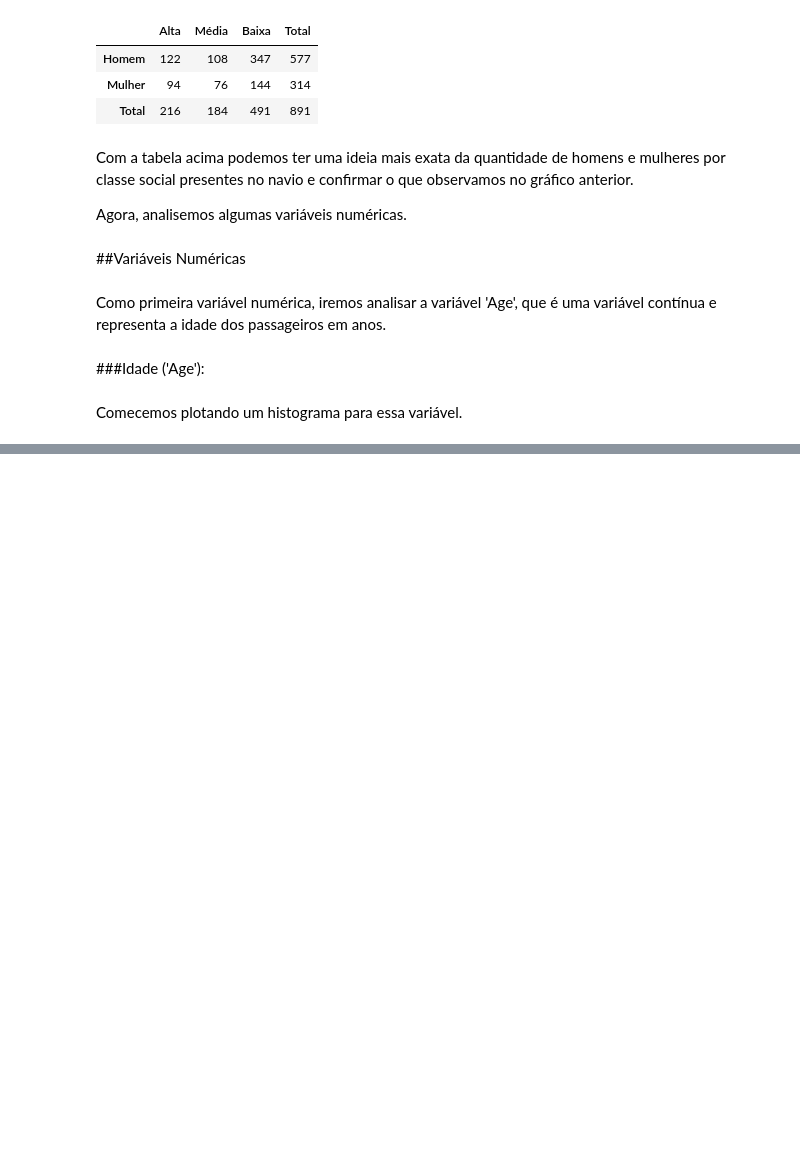
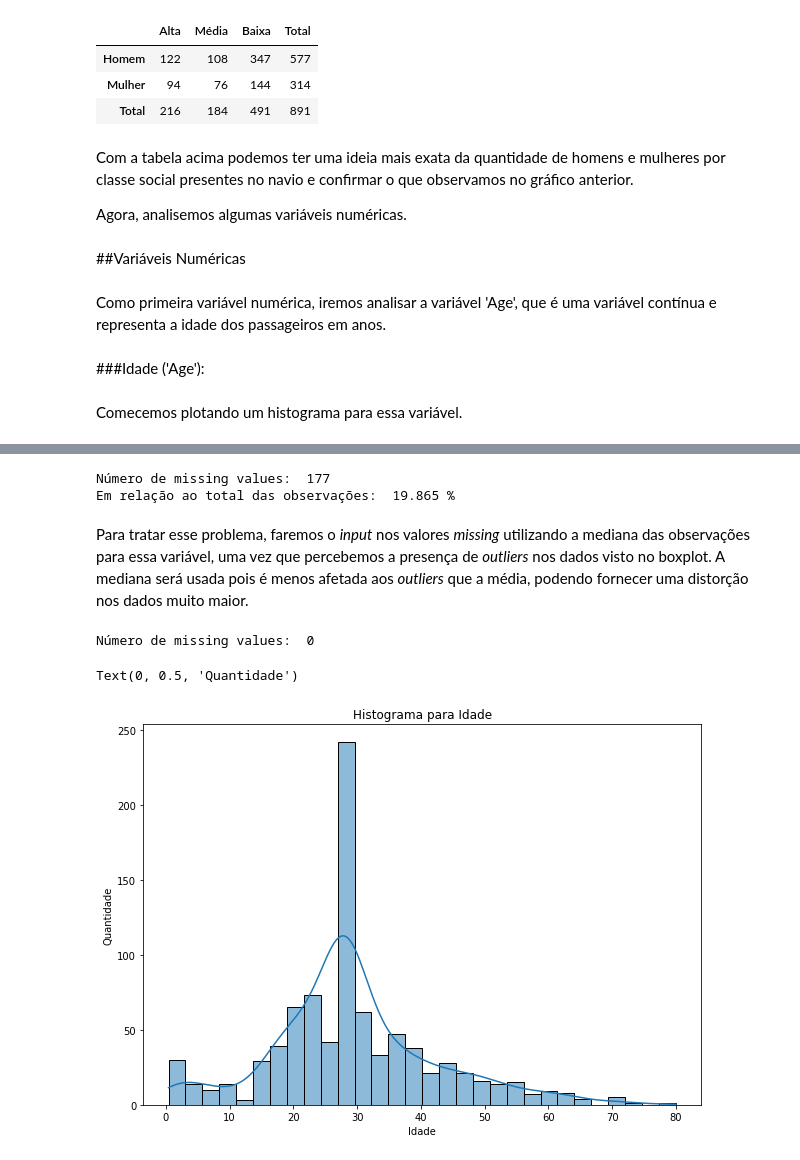
Before and after one commit to kauecapellato/Titanic_Case, a Jupyter notebook: Titanic_Case.ipynb, the cells around one changed output, grey strips where cells are left out. Drawn from its saved outputs; the diff is of its cells as text; code cells hidden in the pictures; blank space fills up the shorter version.

```diff
--- a/Titanic_Case.ipynb
+++ b/Titanic_Case.ipynb
@@ -346,0 +358,25 @@ treino['Age'].dropna()
+# %%
+# Quantidade de missing values na variável 'Age'
+print("Número de missing values: ", treino['Age'].isna().sum())
+print("Em relação ao total das observações: ", round((treino['Age'].isna().sum())/len(treino['Age']) * 100, 3) , "%")
+# %% [output]
+Número de missing values:  177
+Em relação ao total das observações:  19.865 %
+# %% [markdown]
+Para tratar esse problema, faremos o *input* nos valores *missing* utilizando a mediana das observações para essa variável, uma vez que percebemos a presença de *outliers* nos dados visto no boxplot. A mediana será usada pois é menos afetada aos *outliers* que a média, podendo fornecer uma distorção nos dados muito maior.
+# %%
+# Inputando a mediana nos valores que estão faltando
+treino['Age'] = treino['Age'].fillna(value = treino['Age'].median())
+print("Número de missing values: ", treino['Age'].isna().sum())
+# %% [output]
+Número de missing values:  0
+# %%
+# Plotando histograma para variável contínua 'Age'
+plt.figure(figsize = (10,7))
+sns.histplot(x = treino['Age'], kde = True)
+plt.title("Histograma para Idade")
+plt.xlabel('Idade')
+plt.ylabel('Quantidade')
+# %% [output]
+Text(0, 0.5, 'Quantidade')
+[figure, added]
```
Also changed, not shown: parts of 10 cells of this notebook.
